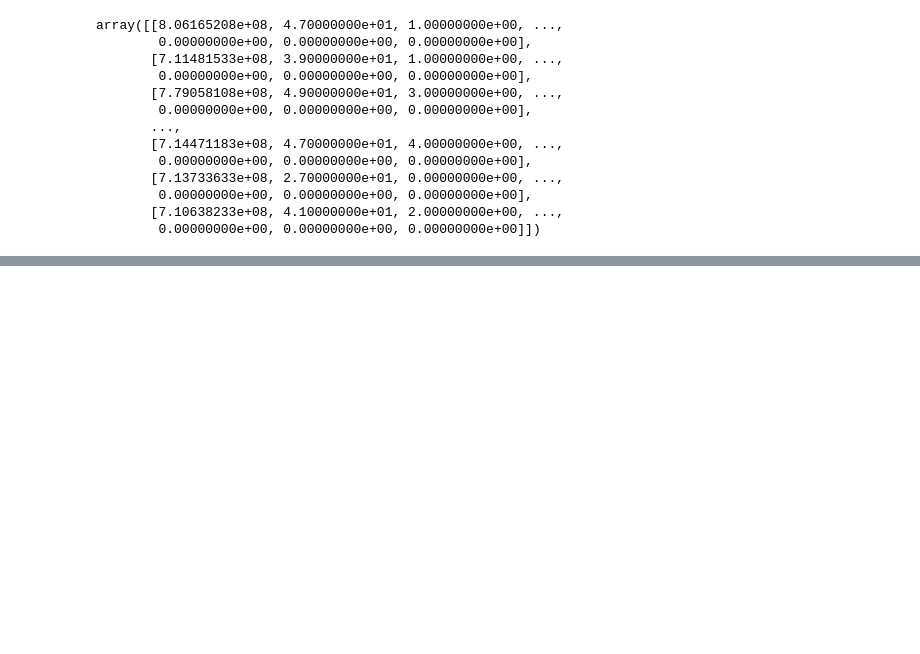
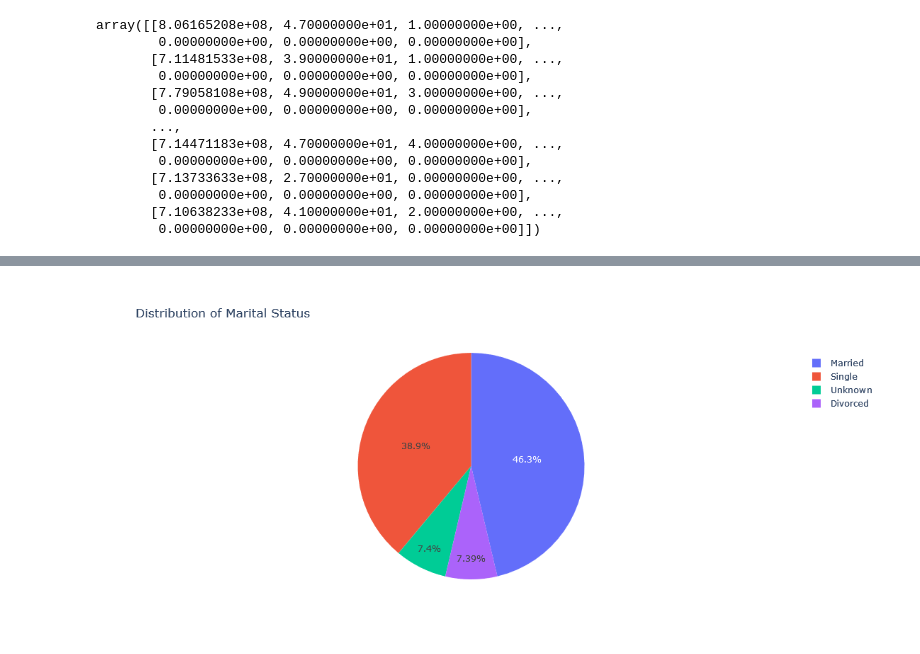
Before and after one commit to arfan64shah/Data_Science, a Jupyter notebook: Introduction to Data Science/BankChurners_Analysis.ipynb, the cells around one changed output, grey strips where cells are left out. Cells and saved outputs as stored; diff of their text form; code cells hidden in the pictures; blank space fills up the shorter version.

```diff
--- a/Introduction to Data Science/BankChurners_Analysis.ipynb
+++ b/Introduction to Data Science/BankChurners_Analysis.ipynb
@@ -482,0 +483,9 @@ fig.show()
+# %%
+# pie chart showing distribution of education level
+fig = go.Figure()
+
+fig.add_trace(go.Pie(labels = ['Divorced', 'Married', 'Single', 'Unknown'], values = [len(divorced), len(married), len(single), len(unknown)]))
+fig.update_layout(title = 'Distribution of Marital Status', width = 800, height = 500)
+fig.show()
+# %% [output]
+[figure, added]
```
Also changed, not shown: parts of 1 cell of this notebook.
